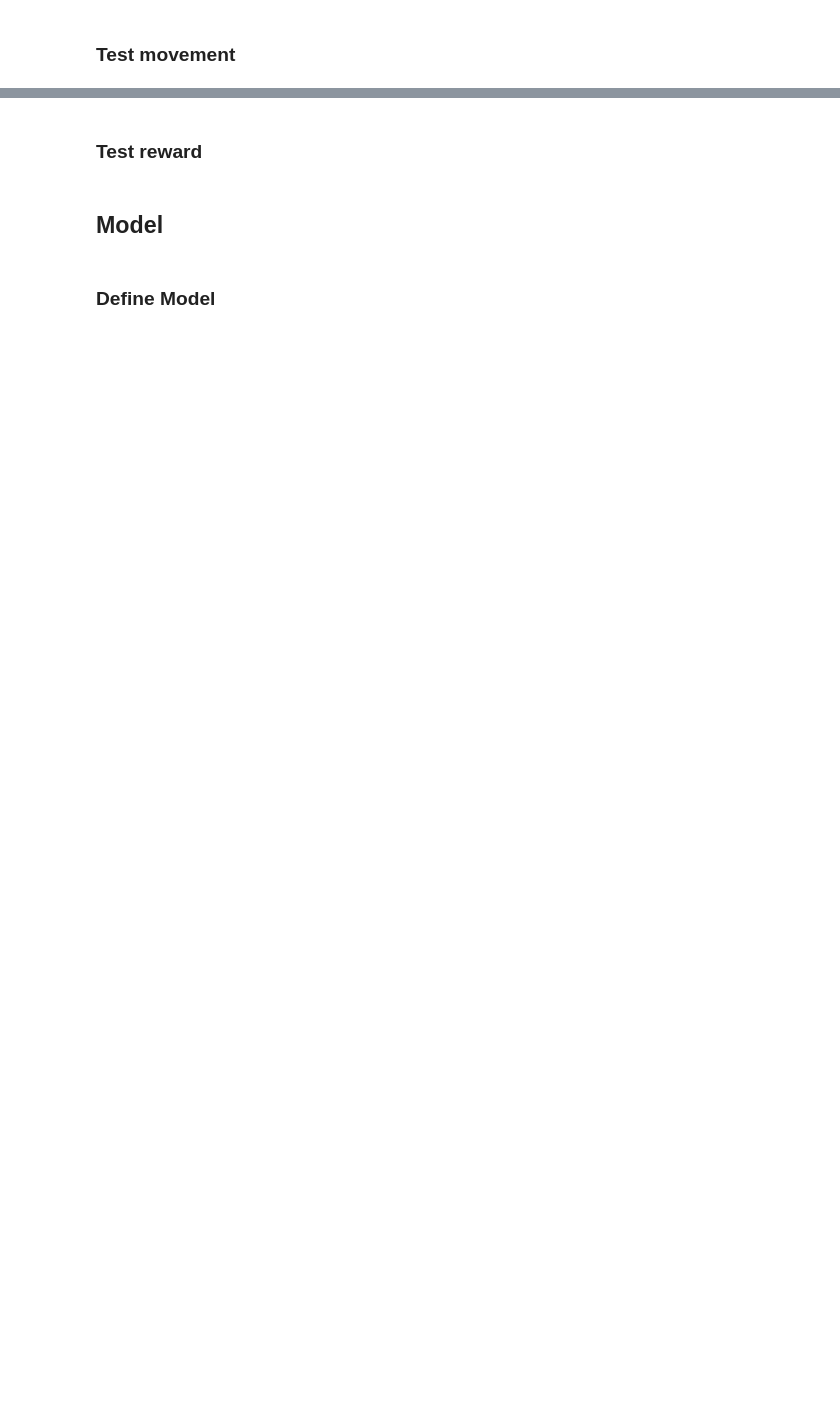
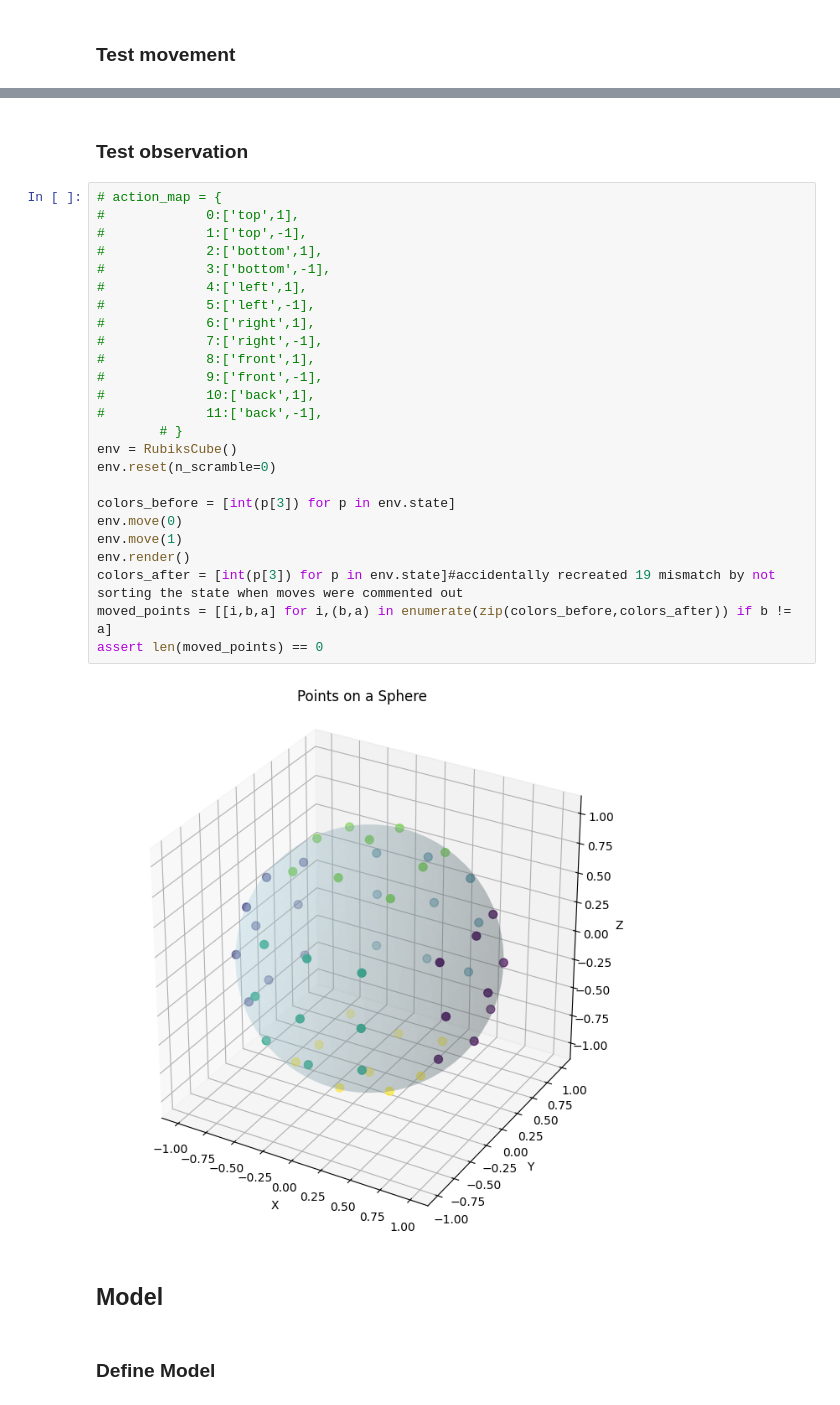
Before and after one commit to Ryan10937/rl_playground, a Jupyter notebook: rubiks.ipynb, the cells around one changed output, grey strips where cells are left out. Cells and saved outputs as stored; diff of their text form; blank space fills up the shorter version.

```diff
--- a/rubiks.ipynb
+++ b/rubiks.ipynb
@@ -407,5 +437,32 @@ env.render()
 # %% [markdown]
-### Test reward
+### Test observation
+# %%
+# action_map = {
+#             0:['top',1],
+#             1:['top',-1],
+#             2:['bottom',1],
+#             3:['bottom',-1],
+#             4:['left',1],
+#             5:['left',-1],
+#             6:['right',1],
+#             7:['right',-1],
+#             8:['front',1],
+#             9:['front',-1],
+#             10:['back',1],
+#             11:['back',-1],
+        # }
+env = RubiksCube()
+env.reset(n_scramble=0)
+
+colors_before = [int(p[3]) for p in env.state]
+env.move(0)
+env.move(1)
+env.render()
+colors_after = [int(p[3]) for p in env.state]#accidentally recreated 19 mismatch by not sorting the state when moves were commented out
+moved_points = [[i,b,a] for i,(b,a) in enumerate(zip(colors_before,colors_after)) if b != a]
+assert len(moved_points) == 0
+# %% [output]
+[figure, added]
 # %% [markdown]
 ## Model
 # %% [markdown]
```
Also changed, not shown: parts of 16 cells of this notebook, 1 other file.
